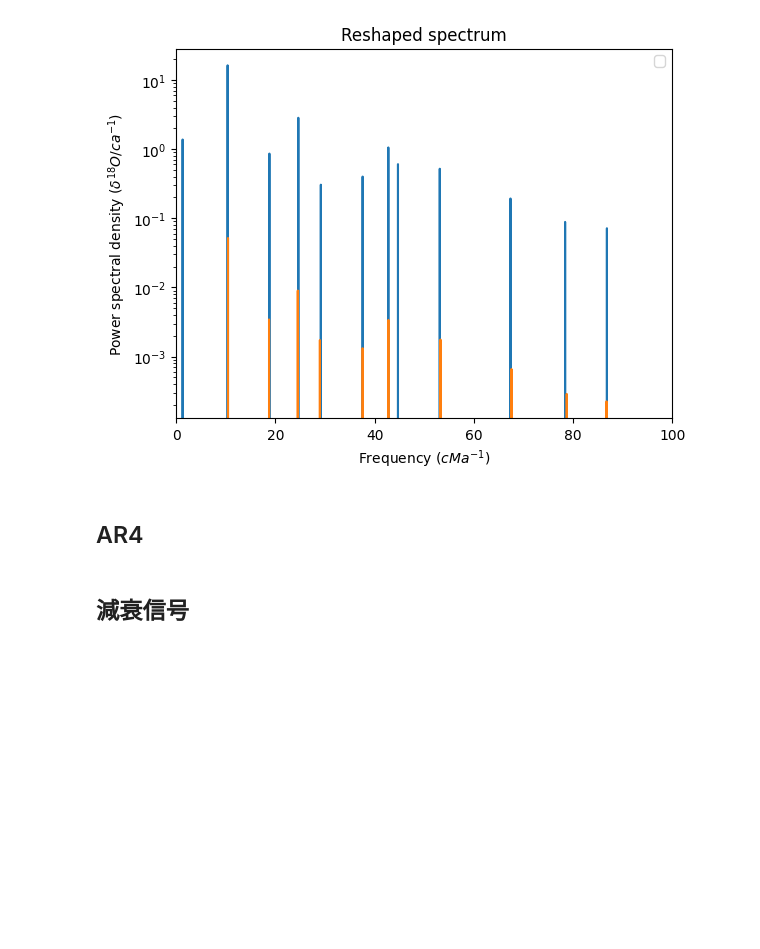
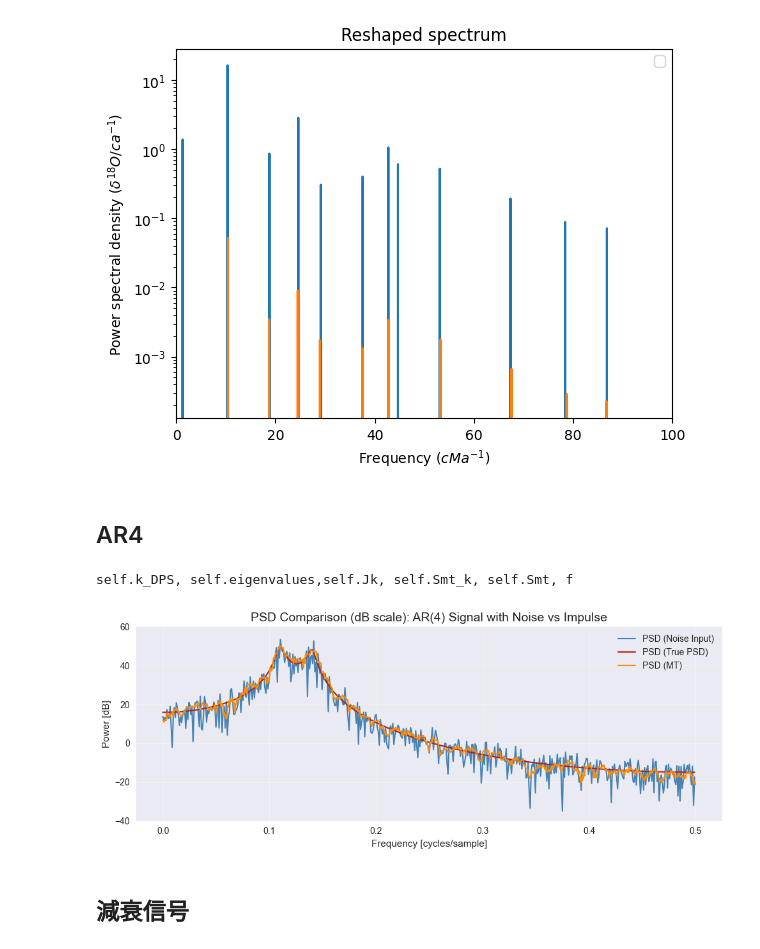
Before and after one commit to Chamusuke/Multitaper_harmonic_Ftest, a Jupyter notebook: example.ipynb, the cells around one changed output. Drawn from its saved outputs; the diff is of its cells as text; code cells hidden in the pictures; blank space fills up the shorter version.

```diff
--- a/example.ipynb
+++ b/example.ipynb
@@ -193,6 +193,84 @@ Type of psd  <class 'multitaper.mtspec.MTSpec'>
 [figure]
 # %% [markdown]
 ## AR4
+# %%
+# Generating PSD comparison for AR(4) signal using FFT, Multitaper, and theoretical model
+import numpy as np
+import matplotlib.pyplot as plt
+from scipy.signal import lfilter, windows
+
+# AR(4) coefficients from image
+ar_coeffs = np.array([2.7607, -3.8106, 2.6535, -0.9238])
+A = np.r_[1, -ar_coeffs]
+fs = 1.0
+npts = 1024
+rng = np.random.default_rng(42)
+
+# Noisy AR signal
+sigma = 0.1
+c = 20.0
+epsilon = rng.normal(0, sigma, npts)
+x_noise = lfilter([1.0], A, epsilon) * c
+
+# FFT-based PSD
+nfft = 1024
+freqs = np.fft.fftfreq(nfft, d=1/fs)
+psd_noise = np.abs(np.fft.fft(x_noise, n=nfft))**2 / (fs*npts)
+
+# Multitaper PSD
+NW = 3.5
+K = int(2*NW - 1)
+tapers, eigvals = windows.dpss(npts, NW, Kmax=K, return_ratios=True)
+Jk = np.fft.fft(tapers * x_noise[np.newaxis,:], n=nfft, axis=1)
+Smt_k = np.abs(Jk)**2 / (fs * npts)
+weights = eigvals / np.sum(eigvals)
+psd_mt = np.sum(weights[:, None] * Smt_k, axis=0)
+
+# True PSD from AR model
+f = freqs[:nfft//2]
+omega = 2*np.pi*f
+Az = (A[0]
+      + A[1]*np.exp(-1j*omega)
+      + A[2]*np.exp(-1j*2*omega)
+      + A[3]*np.exp(-1j*3*omega)
+      + A[4]*np.exp(-1j*4*omega))
+var_eff = (sigma**2) * (c**2)
+psd_true = var_eff / (np.abs(Az)**2)
+
+# FFT and PSD
+nfft = 1024
+freqs = np.fft.fftfreq(nfft, d=1)
+psd_noise = np.abs(np.fft.fft(x_noise, n=nfft))**2 / (fs*npts)
+
+# マルチターパーPSD推定とF検定
+MT_psd = MultiTaper_Periodogram(NW=3.5, K=5, nfft=2**12)
+MT_psd.MT_Spec(x_noise, fs)                 # ← fs = 1/dt を渡す
+# MT_psd.Harmonic_Ftest(p_level=0.05)
+
+# dB変換
+psd_noise_db = 10 * np.log10(psd_noise[:nfft//2])
+Smt_db = 10 * np.log10(MT_psd.Smt)
+psd_true_db = 10 * np.log10(psd_true)
+
+# プロット
+# Plotting
+plt.style.use('seaborn-v0_8')
+fig, ax = plt.subplots(figsize=(10, 4))
+ax.plot(freqs[:nfft//2], psd_noise_db, label='PSD (Noise Input)', color='steelblue', lw=1.5)
+ax.plot(freqs[:nfft//2], psd_true_db, label='PSD (True PSD)', color='firebrick', lw=1.5)
+ax.plot(MT_psd.f, Smt_db, label='PSD (MT)', color='darkorange', lw=1.5)
+
+ax.set_title('PSD Comparison (dB scale): AR(4) Signal with Noise vs Impulse', fontsize=14)
+ax.set_xlabel('Frequency [cycles/sample]')
+ax.set_ylabel('Power [dB]')
+ax.grid(True, alpha=0.3)
+ax.set_ylim(-40,60)
+ax.legend()
+plt.tight_layout()
+plt.show()
+# %% [output]
+self.k_DPS, self.eigenvalues,self.Jk, self.Smt_k, self.Smt, f
+[figure, added]
 # %% [markdown]
 ## 減衰信号
 # %%
```
Also changed, not shown: 2 other files.
